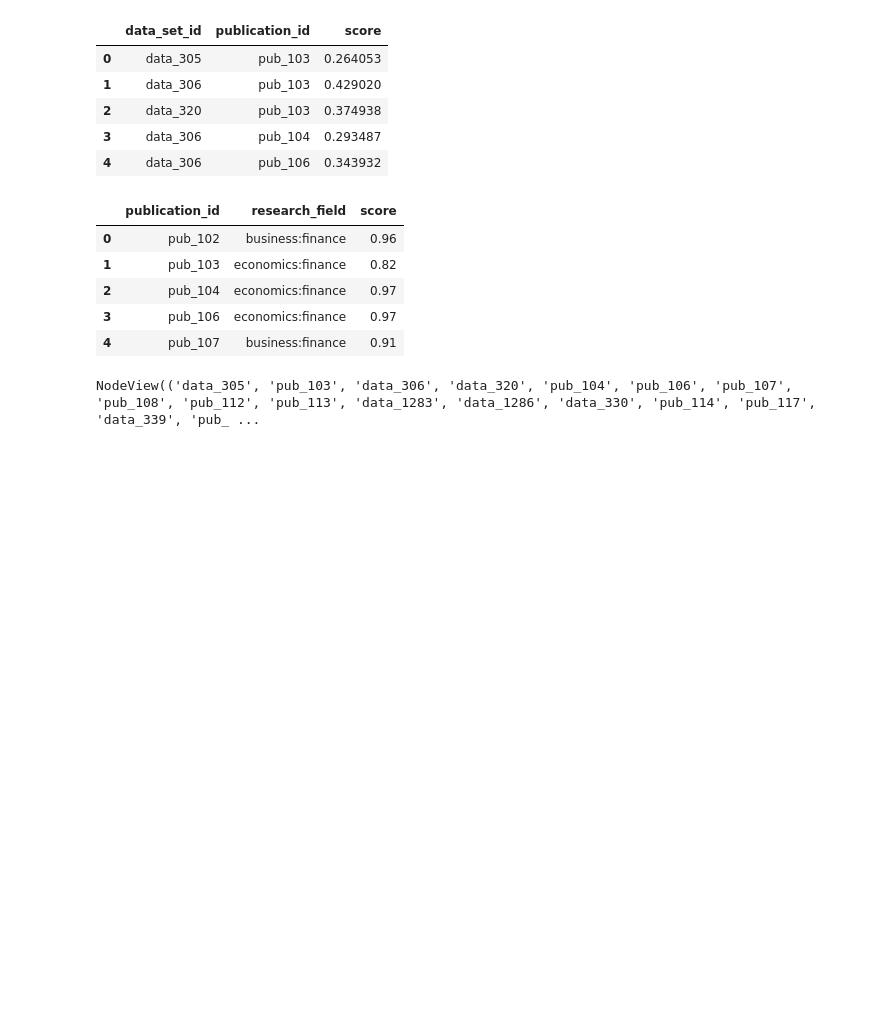
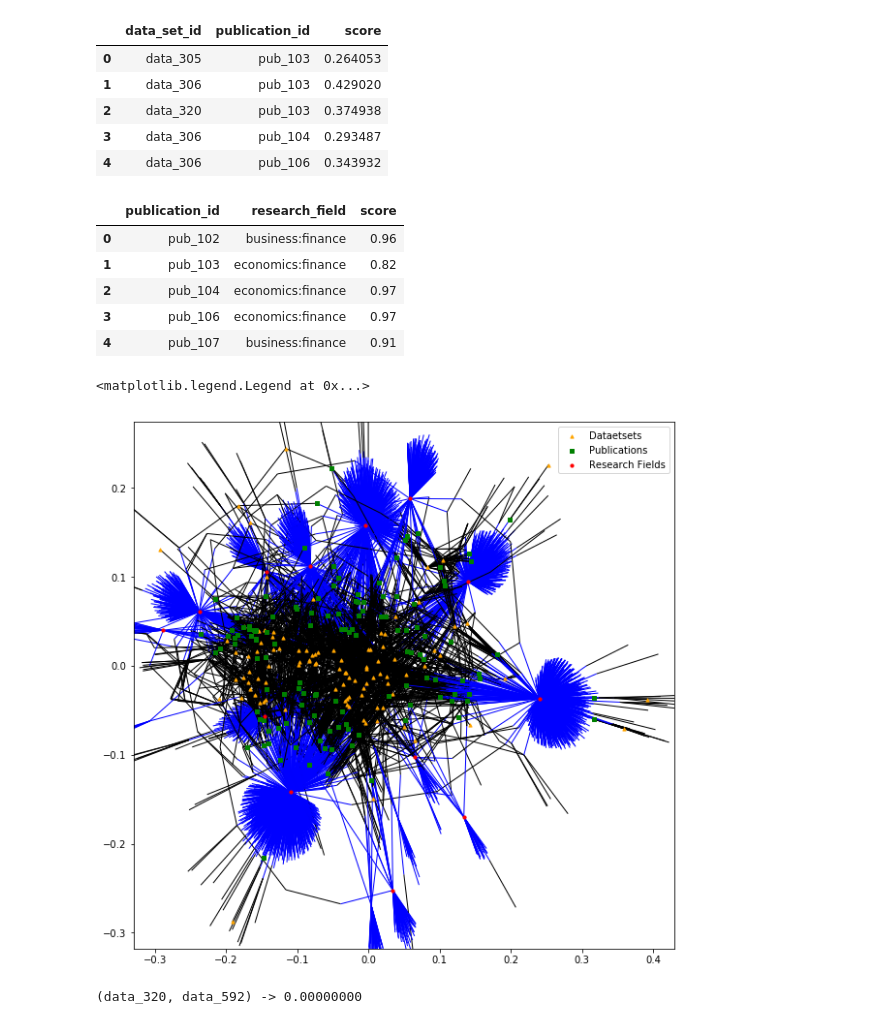
Before and after one commit to rich-context-capstone-2019/Rich-Context-Capstone, a Jupyter notebook: NetworkSimilarity.ipynb, the cells around one changed output. Cells and saved outputs as stored; diff of their text form; code cells hidden in the pictures; blank space fills up the shorter version.

```diff
--- a/NetworkSimilarity.ipynb
+++ b/NetworkSimilarity.ipynb
@@ -35,7 +36,11 @@ df_rf = pd.read_json(dirname+filename)
 df_rf['publication_id'] = ['pub_'+str(i) for i in df_rf['publication_id']]
 # df_rf = df_rf.drop('mention_list', axis=1)
 G.add_weighted_edges_from(df_rf.values.tolist(),color='blue')
-df_rf.head(5)
+# df_rf.head(5)
+
+df_visual = df.sample(frac=0.05, replace=True, random_state=1)
+df_rf_visual = pd.merge(df_rf,df_visual , on='publication_id', how='inner')[['publication_id','research_field','score_x']]
+pos = nx.spring_layout(G)
 # %% [output]
 |  | publication_id | research_field | score |
 | 0 | pub_102 | business:finance | 0.96 |
@@ -43,7 +48,34 @@ df_rf.head(5)
 | 2 | pub_104 | economics:finance | 0.97 |
 | 3 | pub_106 | economics:finance | 0.97 |
 | 4 | pub_107 | business:finance | 0.91 |
-# %%
-G.nodes()
-# %% [output]
-NodeView(('data_305', 'pub_103', 'data_306', 'data_320', 'pub_104', 'pub_106', 'pub_107', 'pub_108', 'pub_112', 'pub_113', 'data_1283', 'data_1286', 'data_330', 'pub_114', 'pub_117', 'data_339', 'pub_ ...
+# %%
+dataset_nodes = set(df_visual.data_set_id)
+pub_nodes = set(df_visual.publication_id)
+rf_nodes = set(df_rf_visual.research_field)
+
+dataset_nodes_list = list(dataset_nodes)
+pub_nodes_list = list(pub_nodes)
+rf_nodes_list = list(rf_nodes)
+
+multiassign_x_y(pos,dataset_nodes_list,[0.2]*len(dataset_nodes_list))
+multiassign_x_y(pos,pub_nodes_list,[0.5]*len(pub_nodes_list))
+multiassign_x_y(pos,rf_nodes_list,[0.8]*len(rf_nodes_list))
+# %%
+from matplotlib.patches import ConnectionStyle
+plt.figure(figsize=(10,10))
+
+edges = G.edges()
+colors = [G[u][v]['color'] for u,v in edges]
+# weights = [G[u][v]['weight'] for u,v in edges]
+
+nx.draw_networkx_nodes(G, nodelist = dataset_nodes, node_shape = '^', node_color = 'orange',edge_color=colors, node_size = 10, pos=pos, with_labels = False, label = 'Dataetsets')
+nx.draw_networkx_nodes(G, nodelist = pub_nodes, node_shape = 's', node_color = 'green',edge_color=colors, node_size = 10, pos=pos, with_labels = False, label = 'Publications')
+nx.draw_networkx_nodes(G, nodelist = rf_nodes, node_shape = 'o', node_color = 'red',edge_color=colors, node_size = 10, pos=pos, with_labels = False, label = 'Research Fields')
+# # nx.draw_networkx_labels(nx.Graph(label_pos), pos=label_pos)
+nx.draw_networkx_edges(G, pos=pos,edge_color=colors)
+
+
+plt.legend()
+# %% [output]
+<matplotlib.legend.Legend at 0x...>
+[figure, added]
@@ -49,0 +94,6 @@ NodeView(('data_305', 'pub_103', 'data_306', 'data_320', 'pub_104', 'pub_106', '
+# %%
+for u, v, p, in preds_jaccard:
+    print('(%s, %s) -> %.8f' % (u, v, p))
+    break
+# %% [output]
+(data_320, data_592) -> 0.00000000
```
Also changed, not shown: parts of 14 cells of this notebook.
